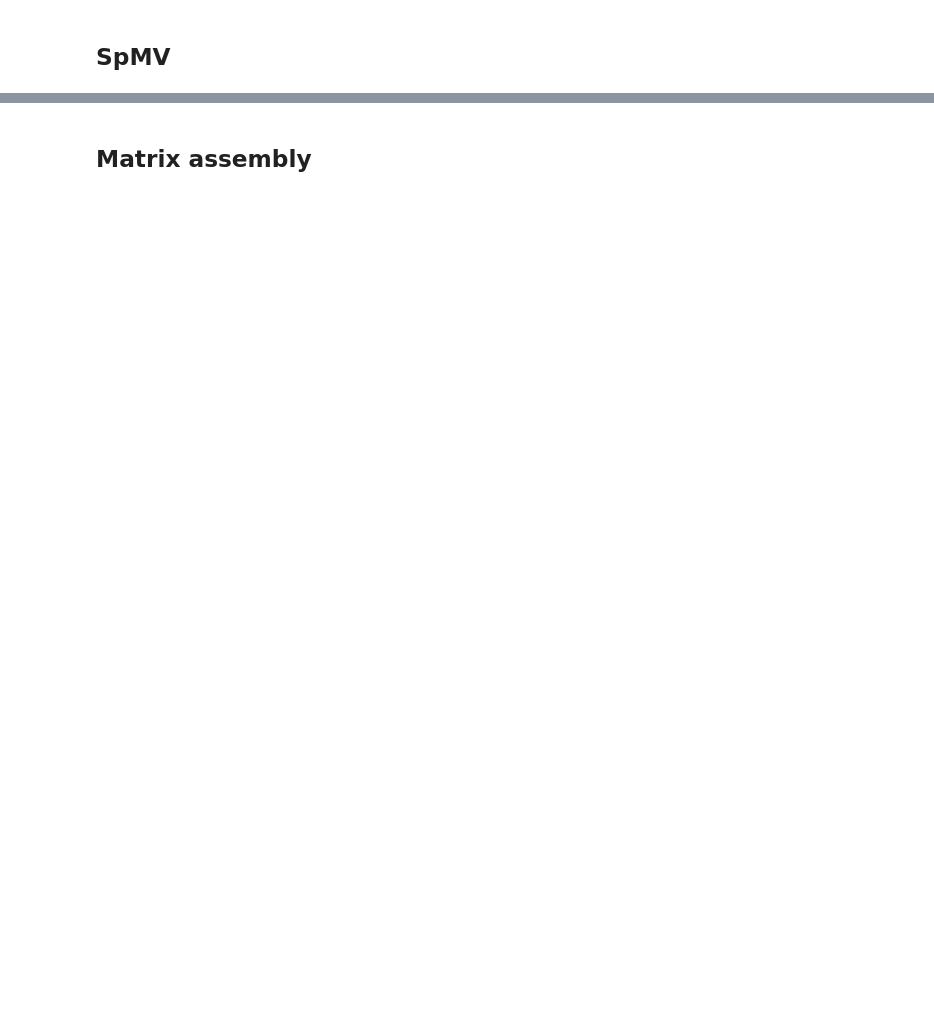
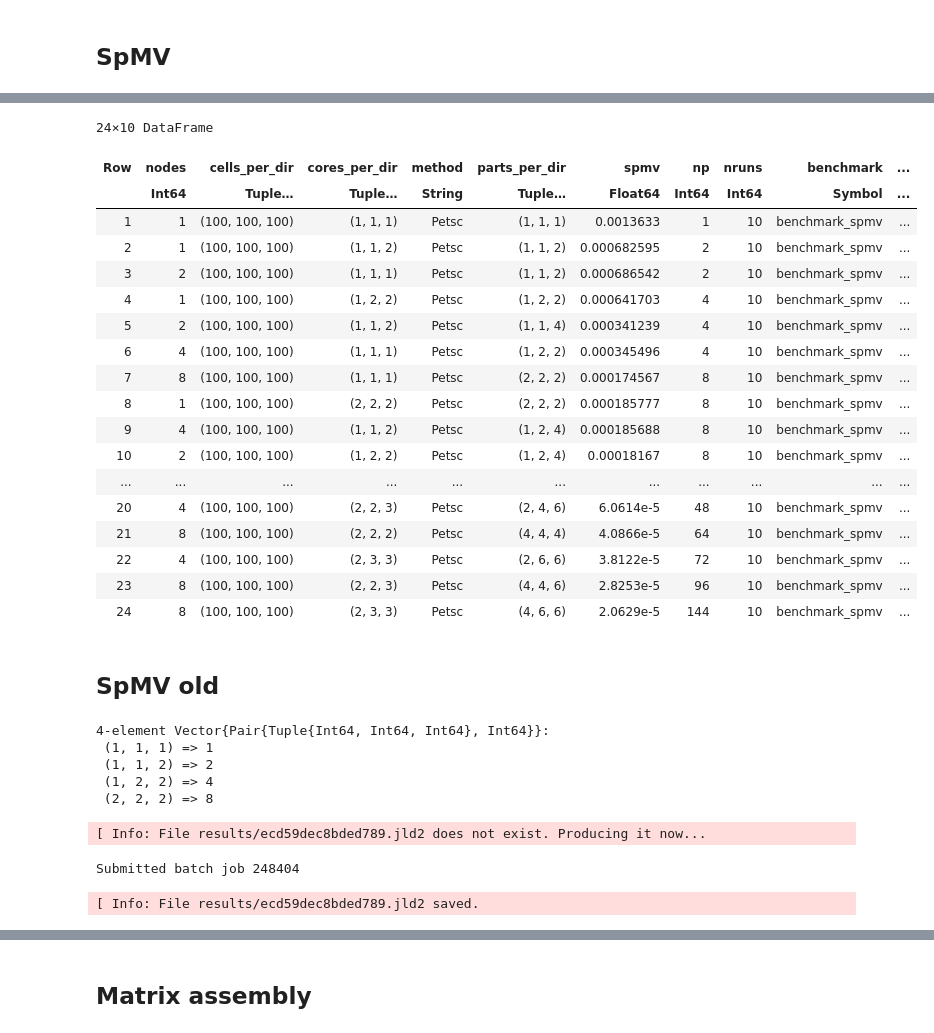
Before and after one commit to fverdugo/PartitionedArrays.jl, a Jupyter notebook: PartitionedArraysBenchmarks/analysis/analysis.ipynb, the cells around one changed output, grey strips where cells are left out. Saved outputs shown, nothing was run; the diff lists cells and outputs as text; code cells hidden in the pictures; blank space fills up the shorter version.

```diff
--- a/PartitionedArraysBenchmarks/analysis/analysis.ipynb
+++ b/PartitionedArraysBenchmarks/analysis/analysis.ipynb
@@ -44,3 +186,57 @@ optimal (generic function with 1 method)
+# %%
+cells_per_dir = (100,100,100)
+df = filter(row->row.cells_per_dir == cells_per_dir,df)
+# %% [output]
+24×10 DataFrame
+| Row | nodes | cells_per_dir | cores_per_dir | method | parts_per_dir | spmv | np | nruns | benchmark | ... |
+|  | Int64 | Tuple… | Tuple… | String | Tuple… | Float64 | Int64 | Int64 | Symbol | ... |
+| 1 | 1 | (100, 100, 100) | (1, 1, 1) | Petsc | (1, 1, 1) | 0.0013633 | 1 | 10 | benchmark_spmv | ... |
+| 2 | 1 | (100, 100, 100) | (1, 1, 2) | Petsc | (1, 1, 2) | 0.000682595 | 2 | 10 | benchmark_spmv | ... |
+| 3 | 2 | (100, 100, 100) | (1, 1, 1) | Petsc | (1, 1, 2) | 0.000686542 | 2 | 10 | benchmark_spmv | ... |
+| 4 | 1 | (100, 100, 100) | (1, 2, 2) | Petsc | (1, 2, 2) | 0.000641703 | 4 | 10 | benchmark_spmv | ... |
+| 5 | 2 | (100, 100, 100) | (1, 1, 2) | Petsc | (1, 1, 4) | 0.000341239 | 4 | 10 | benchmark_spmv | ... |
+| 6 | 4 | (100, 100, 100) | (1, 1, 1) | Petsc | (1, 2, 2) | 0.000345496 | 4 | 10 | benchmark_spmv | ... |
+| 7 | 8 | (100, 100, 100) | (1, 1, 1) | Petsc | (2, 2, 2) | 0.000174567 | 8 | 10 | benchmark_spmv | ... |
+| 8 | 1 | (100, 100, 100) | (2, 2, 2) | Petsc | (2, 2, 2) | 0.000185777 | 8 | 10 | benchmark_spmv | ... |
+| 9 | 4 | (100, 100, 100) | (1, 1, 2) | Petsc | (1, 2, 4) | 0.000185688 | 8 | 10 | benchmark_spmv | ... |
+| 10 | 2 | (100, 100, 100) | (1, 2, 2) | Petsc | (1, 2, 4) | 0.00018167 | 8 | 10 | benchmark_spmv | ... |
+| ... | ... | ... | ... | ... | ... | ... | ... | ... | ... | ... |
+| 20 | 4 | (100, 100, 100) | (2, 2, 3) | Petsc | (2, 4, 6) | 6.0614e-5 | 48 | 10 | benchmark_spmv | ... |
+| 21 | 8 | (100, 100, 100) | (2, 2, 2) | Petsc | (4, 4, 4) | 4.0866e-5 | 64 | 10 | benchmark_spmv | ... |
+| 22 | 4 | (100, 100, 100) | (2, 3, 3) | Petsc | (2, 6, 6) | 3.8122e-5 | 72 | 10 | benchmark_spmv | ... |
+| 23 | 8 | (100, 100, 100) | (2, 2, 3) | Petsc | (4, 4, 6) | 2.8253e-5 | 96 | 10 | benchmark_spmv | ... |
+| 24 | 8 | (100, 100, 100) | (2, 3, 3) | Petsc | (4, 6, 6) | 2.0629e-5 | 144 | 10 | benchmark_spmv | ... |
+# %% [markdown]
+## SpMV old
+# %%
+a = parts_per_dir_array((5,5,5),3,8)
+map(i-> i=> prod(i),a)
+# %% [output]
+4-element Vector{Pair{Tuple{Int64, Int64, Int64}, Int64}}:
+ (1, 1, 1) => 1
+ (1, 1, 2) => 2
+ (1, 2, 2) => 4
+ (2, 2, 2) => 8
+# %%
+parts_per_dir_space = [(2,2,2)]
+methods_space = ["Petsc"]
+param_space = Dict(
+    :nodes => 2,
+    :np => Derived(:parts_per_dir,prod),
+    :method => methods_space,
+    :cells_per_dir => [(100,100,100)],
+    :parts_per_dir => parts_per_dir_space,
+    :nruns => 10,
+    :benchmark => :benchmark_spmv,
+)
+params = dict_list(param_space)
+for params in params
+    run_experiment(params;dryrun=false)
+end
+# %% [output]
+[ Info: File results/ecd59dec8bded789.jld2 does not exist. Producing it now...
+Submitted batch job 248404
+[ Info: File results/ecd59dec8bded789.jld2 saved.
 # %%
 #parts_per_dir_space = [(1,1,1)]#,(2,1,1),(3,1,1),(4,1,1),(5,1,1)]
 parts_per_dir_space = parts_per_dir_array((3,3,3),3)
```
Also changed, not shown: parts of 19 cells of this notebook.
